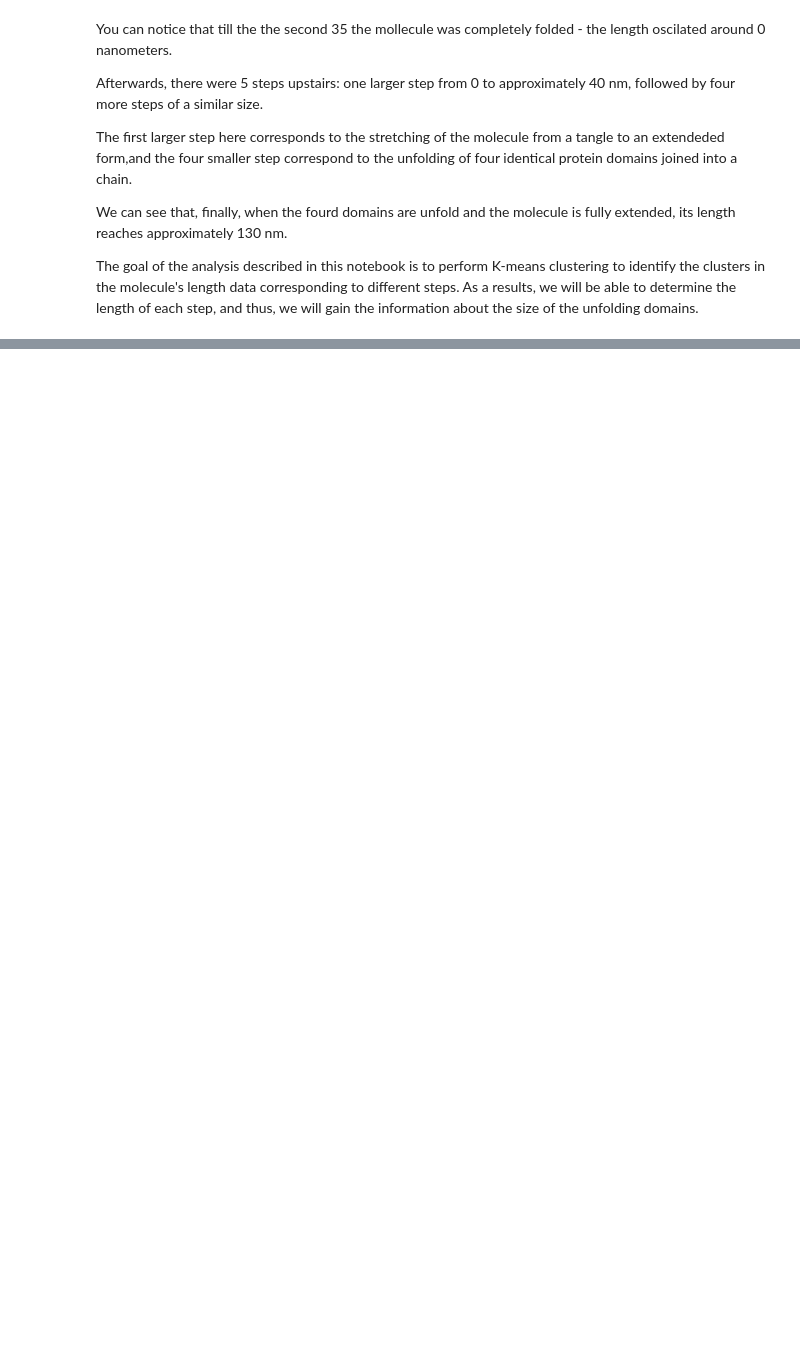
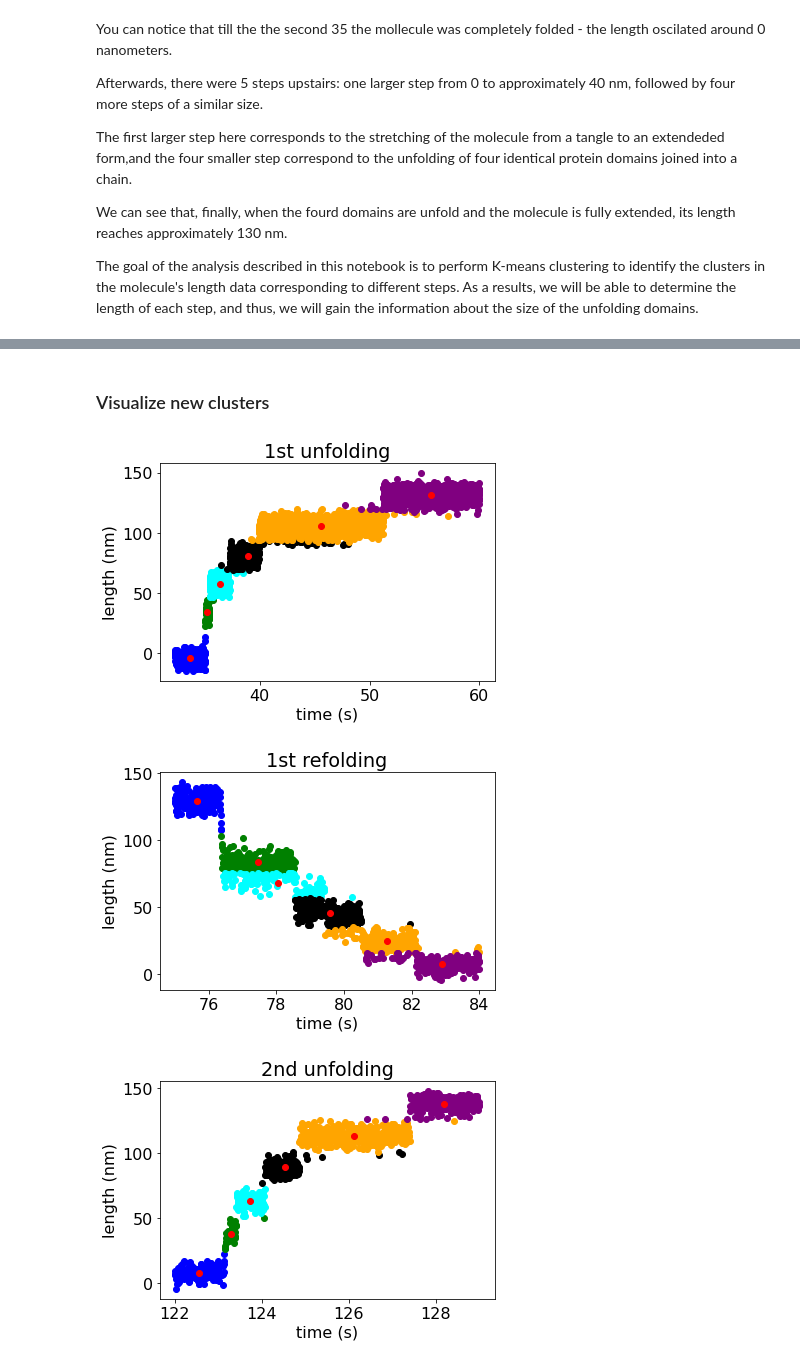
Before and after one commit to katerynalemishko/reaction_clustering, a Jupyter notebook: protein_reaction_clustering.ipynb, the cells around one changed output, grey strips where cells are left out. Cells and saved outputs as stored; diff of their text form; code cells hidden in the pictures; blank space fills up the shorter version.

```diff
--- a/protein_reaction_clustering.ipynb
+++ b/protein_reaction_clustering.ipynb
@@ -485,10 +139,0 @@ Let's now visualize the obtained clusters.
-# %%
-# plot clusters
-color=['blue','green','cyan','black','orange','purple']
-K=6
-for k in range(K):
-    data=refold1[refold1["cluster"]==k]
-    plt.scatter(data["time"],data["length"],c=color[k])
-plt.xlabel('time (s)')
-plt.ylabel('length (nm)')
-plt.show()
@@ -503,0 +313,13 @@ e.g., DNA polymerization reaction.
+# %%
+#Assingn coordinates of initial centoids
+time=[33,36,37,39,46,55]
+length=[-4,26,56,80,105,130]
+guess_centroids_unf1= pd.DataFrame(list(zip(time, length)),columns =['time', 'length'])
+
+time=[75,77.5,79,81,81.3,83]
+length=[130,80,55,42,23,3]
+guess_centroids_ref1= pd.DataFrame(list(zip(time, length)),columns =['time', 'length'])
+
+time=[122.5,123.3,124,124.8,126,128.5]
+length=[9,40,63,90,115,138]
+guess_centroids_unf2= pd.DataFrame(list(zip(time, length)),columns =['time', 'length'])
@@ -503,0 +328,5 @@ e.g., DNA polymerization reaction.
+# %%
+# Recompute the centroids according to the k-meands algorithm
+centroids_unf1=centroids(6,unfold1,guess_centroids_unf1)
+centroids_ref1=centroids(6,refold1,guess_centroids_ref1)
+centroids_unf2=centroids(6,unfold2,guess_centroids_unf2)
@@ -503,0 +351,11 @@ e.g., DNA polymerization reaction.
+# %% [markdown]
+### Visualize new clusters
+# %%
+# Plot the obtained clusters together with the centroids
+plot_clusters(6,unfold1,centroids_unf1,'1st unfolding')
+plot_clusters(6,refold1,centroids_ref1,'1st refolding')
+plot_clusters(6,unfold2,centroids_unf2,'2nd unfolding')
+# %% [output]
+[figure, added]
+[figure, added]
+[figure, added]
```
Also changed, not shown: parts of 102 cells of this notebook.
